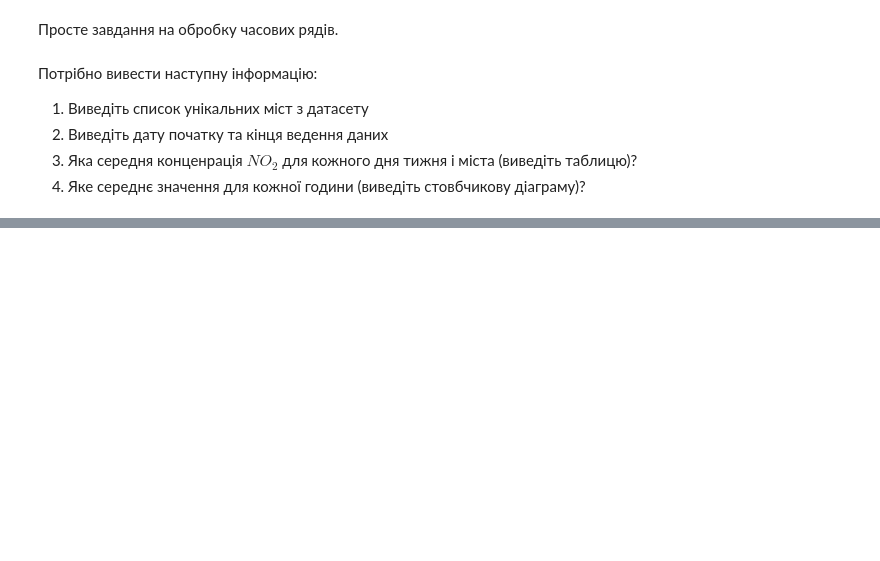
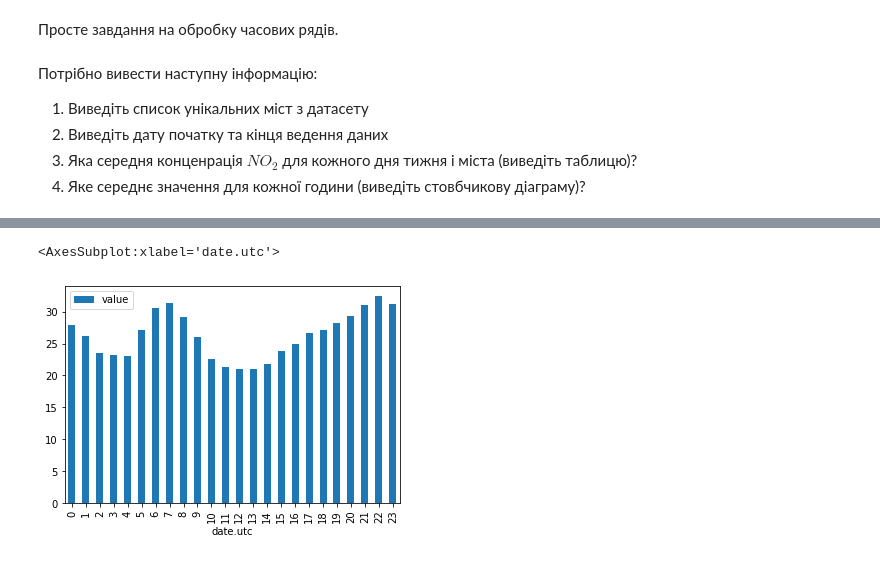
Before and after one commit to lukas1326/DS_6, a Jupyter notebook: Lab work 7.ipynb, the cells around one changed output, grey strips where cells are left out. Saved outputs shown, nothing was run; the diff lists cells and outputs as text; code cells hidden in the pictures; blank space fills up the shorter version.

```diff
--- a/Lab work 7.ipynb
+++ b/Lab work 7.ipynb
@@ -214,3 +280,6 @@ print(accuracy_score(y_test, test_predictions_xgboost))
 4. Яке середнє значення для кожної години (виведіть стовбчикову діаграму)?
 # %%
 url = "https://raw.githubusercontent.com/dm-fedorov/pandas_basic/master/%D0%B1%D1%8B%D1%81%D1%82%D1%80%D0%BE%D0%B5%20%D0%B2%D0%B2%D0%B5%D0%B4%D0%B5%D0%BD%D0%B8%D0%B5%20%D0%B2%20pandas/data/air_quality_no2_long.csv"
+# %%
+df = pd.read_csv(url)
+df.head()
@@ -216,0 +342,6 @@ url = "https://raw.githubusercontent.com/dm-fedorov/pandas_basic/master/%D0%B1%D
+# %%
+#4
+df.groupby(pd.to_datetime(df['date.utc']).dt.hour).mean().plot.bar()
+# %% [output]
+<AxesSubplot:xlabel='date.utc'>
+[figure, added]
```
Also changed, not shown: parts of 22 cells of this notebook.
